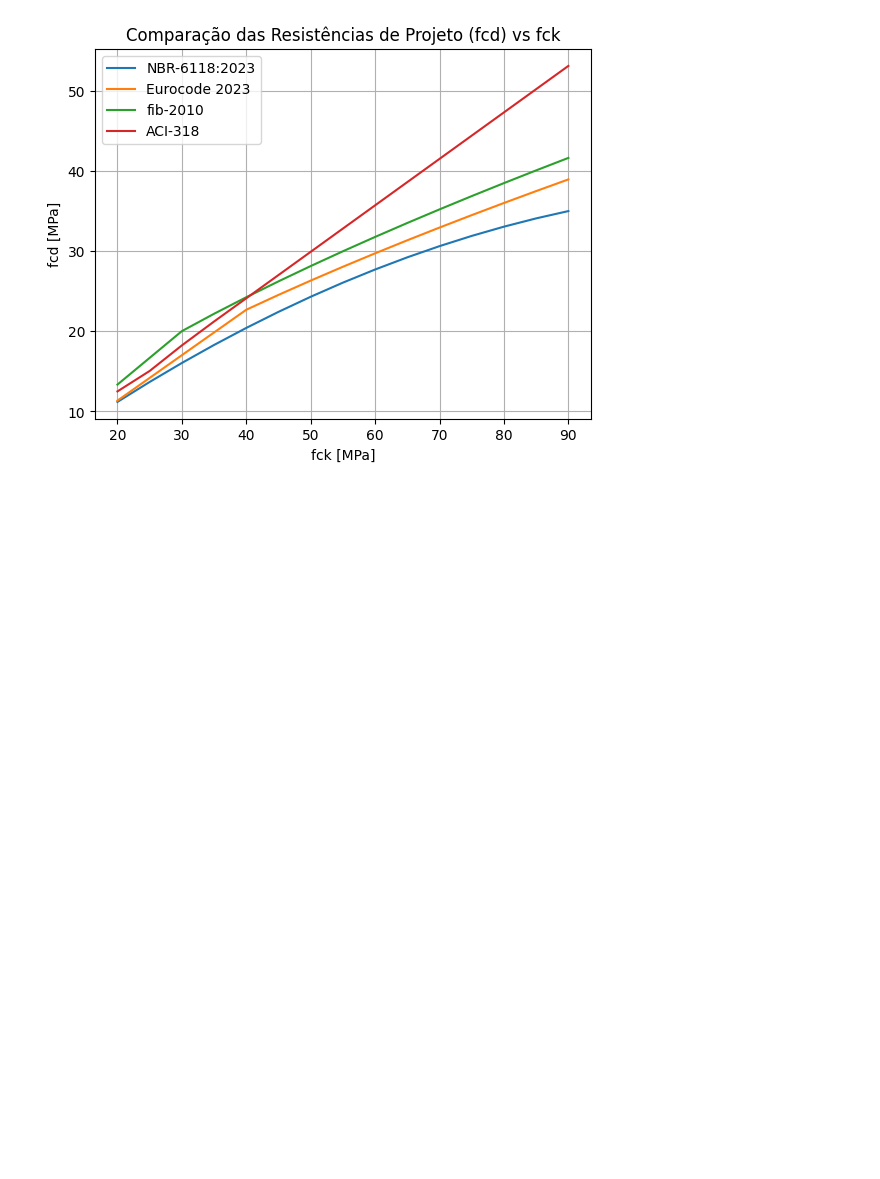
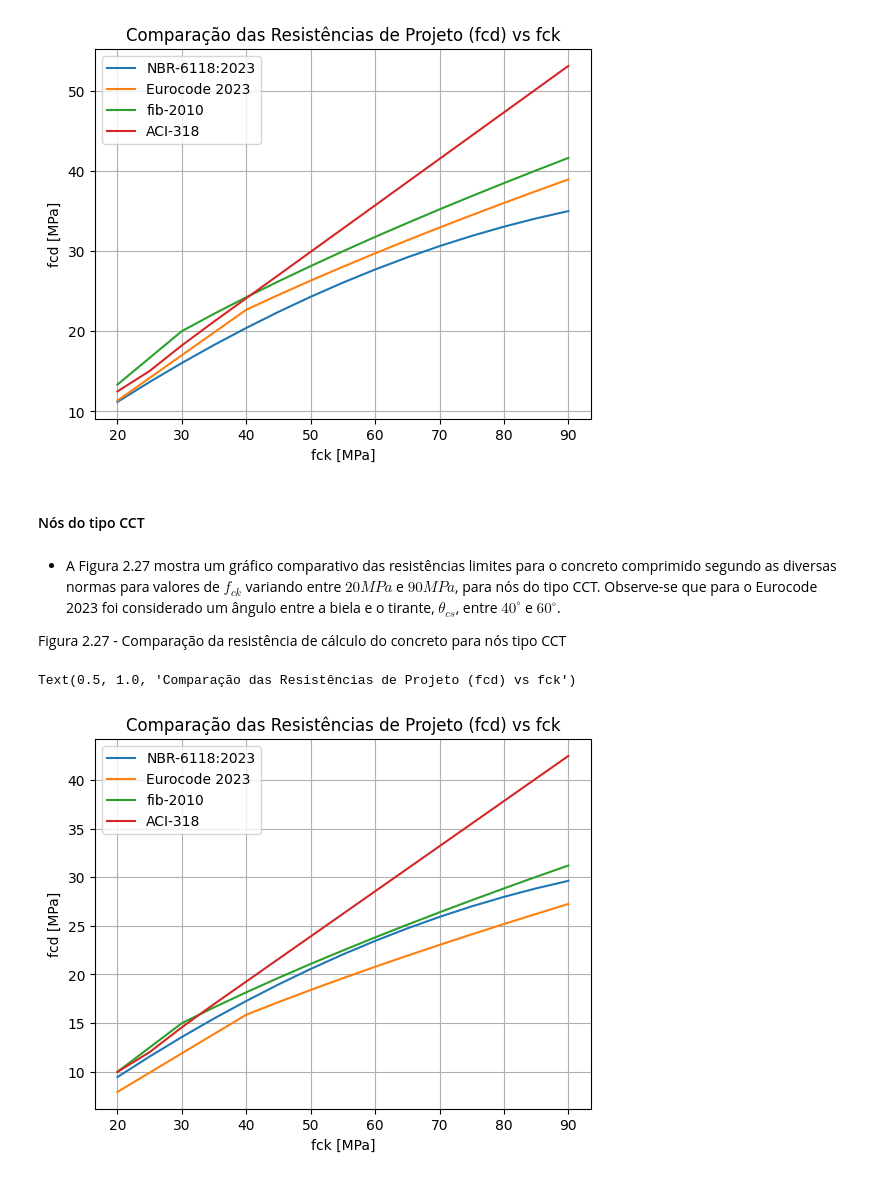
Before and after one commit to mvreal/ST, a Jupyter notebook: Capitulo_2-6.ipynb, the cells around one changed output. Saved outputs shown, nothing was run; the diff lists cells and outputs as text; code cells hidden in the pictures; blank space fills up the shorter version.

```diff
--- a/Capitulo_2-6.ipynb
+++ b/Capitulo_2-6.ipynb
@@ -405,3 +408,76 @@ plt.title("Comparação das Resistências de Projeto (fcd) vs fck")
 # %% [output]
 Text(0.5, 1.0, 'Comparação das Resistências de Projeto (fcd) vs fck')
 [figure]
+# %% [markdown]
+#### Nós do tipo CCT
+# %% [markdown]
+* A Figura 2.27 mostra um gráfico comparativo das resistências limites para o concreto comprimido segundo as diversas normas para valores de $f_{ck}$ variando entre $20 MPa$ e $90 MPa$, para nós do tipo CCT. Observe-se que para o Eurocode 2023 foi considerado um ângulo entre a biela e o tirante, $\theta_{cs}$, entre $40^{\circ}$ e $60^{\circ}$.
+
+Figura 2.27 - Comparação da resistência de cálculo do concreto para nós tipo CCT
+# %%
+import numpy as np
+import matplotlib.pyplot as plt
+
+# Definição das resistências características à compressão do concreto
+fck = np.array([20., 25., 30., 35., 40., 45., 50., 55., 60., 65., 70., 75., 80., 85., 90.])
+
+# Inicialização dos arrays para armazenar os resultados
+fcd_nbr = np.zeros_like(fck)
+fcd_ec = np.zeros_like(fck)
+fcd_fib = np.zeros_like(fck)
+fcd_aci = np.zeros_like(fck)
+etacc = np.zeros_like(fck)
+etafc = np.zeros_like(fck)
+fcl = np.zeros_like(fck)
+
+# Funções para calcular a resistência de projeto conforme diferentes normas
+def calcular_fcd_nbr(fck):
+    return 0.72 * (1 - fck / 250) * fck / 1.4
+
+def calcular_fcd_ec(fck):
+    # Parâmetros do Eurocode 2023 para theta_cs entre 40 e 60 graus
+    ktc = 0.85
+    nu = 0.70
+    etacc = (40.0 / fck) ** (1./3.) if fck >= 40 else 1.00
+    return nu * etacc * ktc * fck / 1.5
+
+def calcular_fcd_fib(fck):
+    nu = 0.75
+    etafc = (30.0 / fck) ** (1./3.) if fck >= 30 else 1.00
+    return nu * etafc * fck / 1.5
+
+def calcular_fcd_aci(fck):
+    phi = 0.75
+    beta_c = 1.00
+    beta_n = 0.80
+    sigma_fc = 4.00
+    fcm = fck + 1.645 * sigma_fc
+    if fck < 21:
+        return phi * 0.85 * beta_c * beta_n * (fcm - 7)
+    elif fck < 35:
+        return phi * 0.85 * beta_c * beta_n * (fcm - 8)
+    else:
+        return phi * 0.85 * beta_c * beta_n * ((fcm - 5) / 1.10)
+
+# Cálculo das resistências de projeto para cada valor de fck
+for i, fc in enumerate(fck):
+    fcd_nbr[i] = calcular_fcd_nbr(fc)
+    fcd_ec[i] = calcular_fcd_ec(fc)
+    fcd_fib[i] = calcular_fcd_fib(fc)
+    fcd_aci[i] = calcular_fcd_aci(fc)
+
+# Plotagem do gráfico
+plt.plot(fck, fcd_nbr, label="NBR-6118:2023")
+plt.plot(fck, fcd_ec, label="Eurocode 2023")
+plt.plot(fck, fcd_fib, label="fib-2010")
+plt.plot(fck, fcd_aci, label="ACI-318")
+
+plt.legend()
+plt.xlabel("fck [MPa]")
+plt.ylabel("fcd [MPa]")
+plt.grid()
+plt.title("Comparação das Resistências de Projeto (fcd) vs fck")
+#plt.show()
+# %% [output]
+Text(0.5, 1.0, 'Comparação das Resistências de Projeto (fcd) vs fck')
+[figure, added]
```
Also changed, not shown: parts of 2 cells of this notebook.
